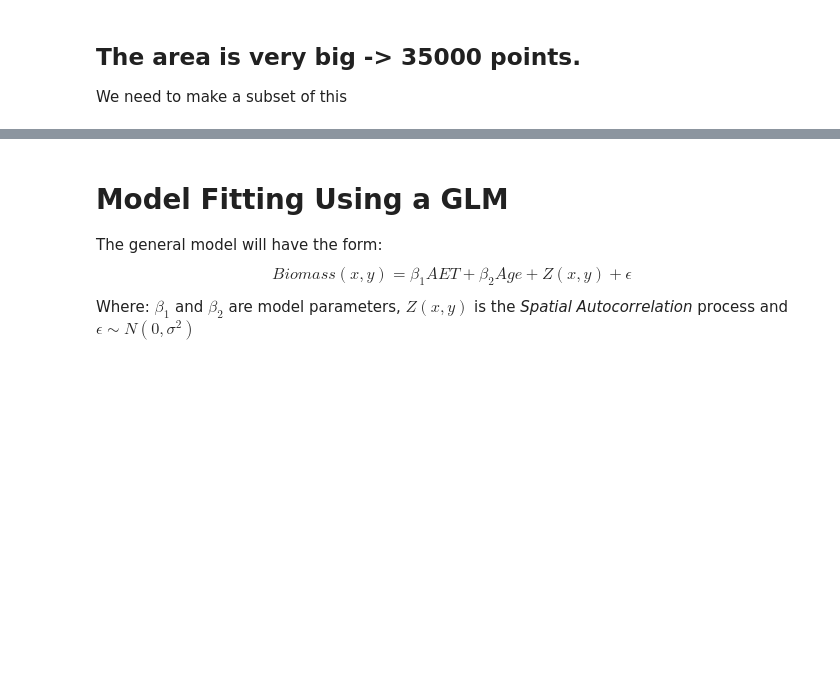
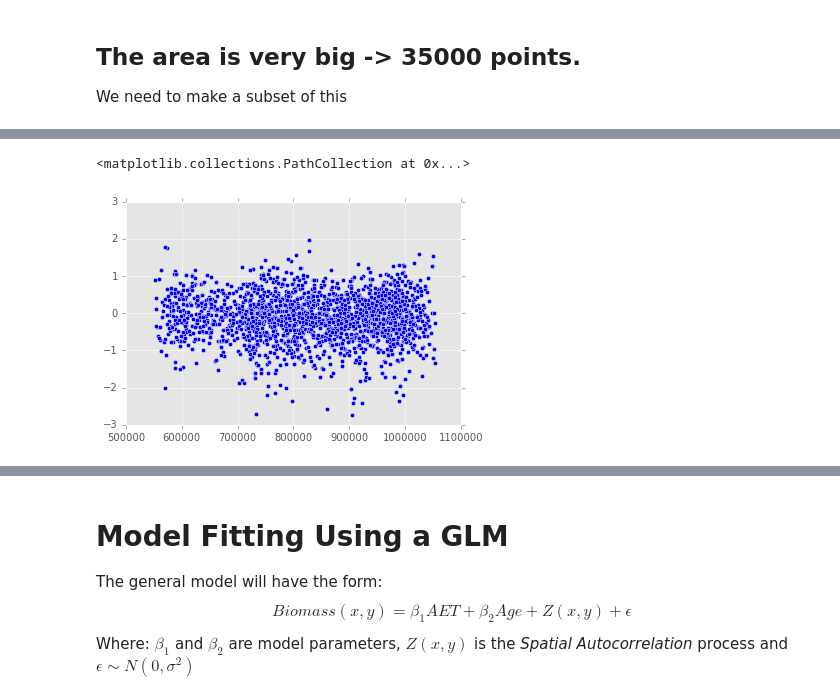
Before and after one commit to molgor/spystats, a Jupyter notebook: notebooks/log_spatial_autocorrelation_with_trend.ipynb, the cells around one changed output, grey strips where cells are left out. Saved outputs shown, nothing was run; the diff lists cells and outputs as text; code cells hidden in the pictures; blank space fills up the shorter version.

```diff
--- a/notebooks/log_spatial_autocorrelation_with_trend.ipynb
+++ b/notebooks/log_spatial_autocorrelation_with_trend.ipynb
@@ -112,0 +113,5 @@ Wall time: 47.1 s
+# %%
+plt.scatter(section.newLon,section.residuals1)
+# %% [output]
+<matplotlib.collections.PathCollection at 0x...>
+[figure, added]
```
Also changed, not shown: parts of 8 cells of this notebook, 6 other files.
